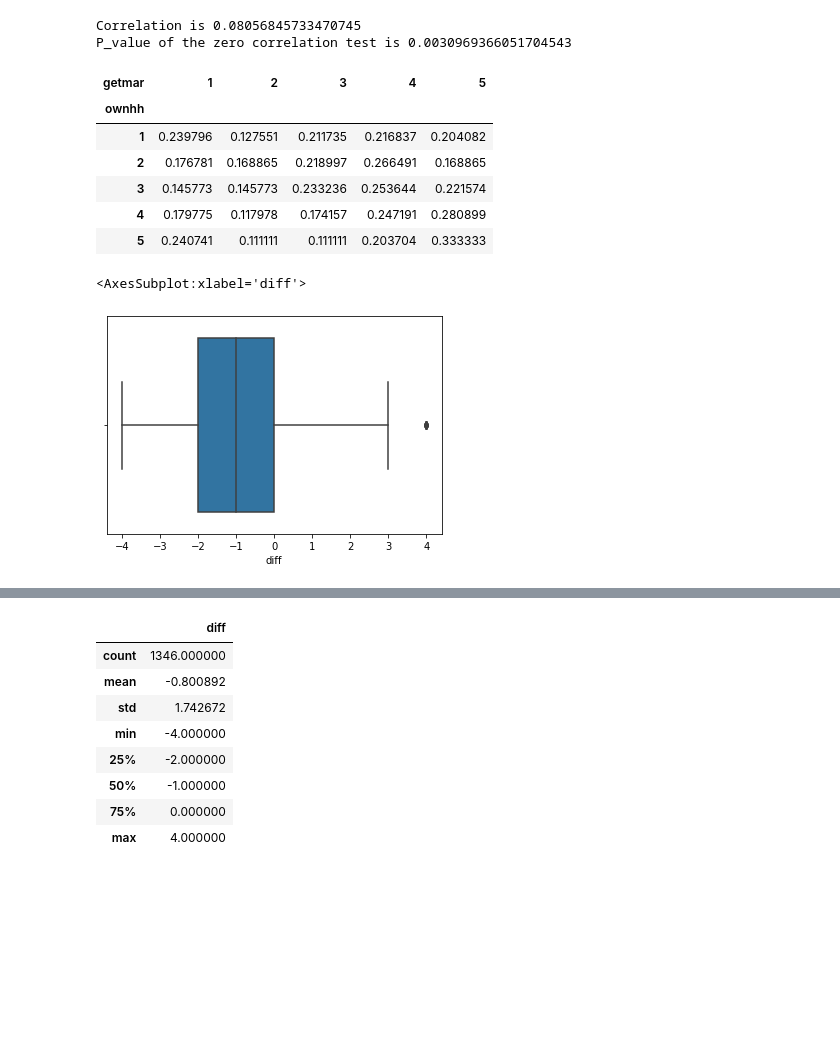
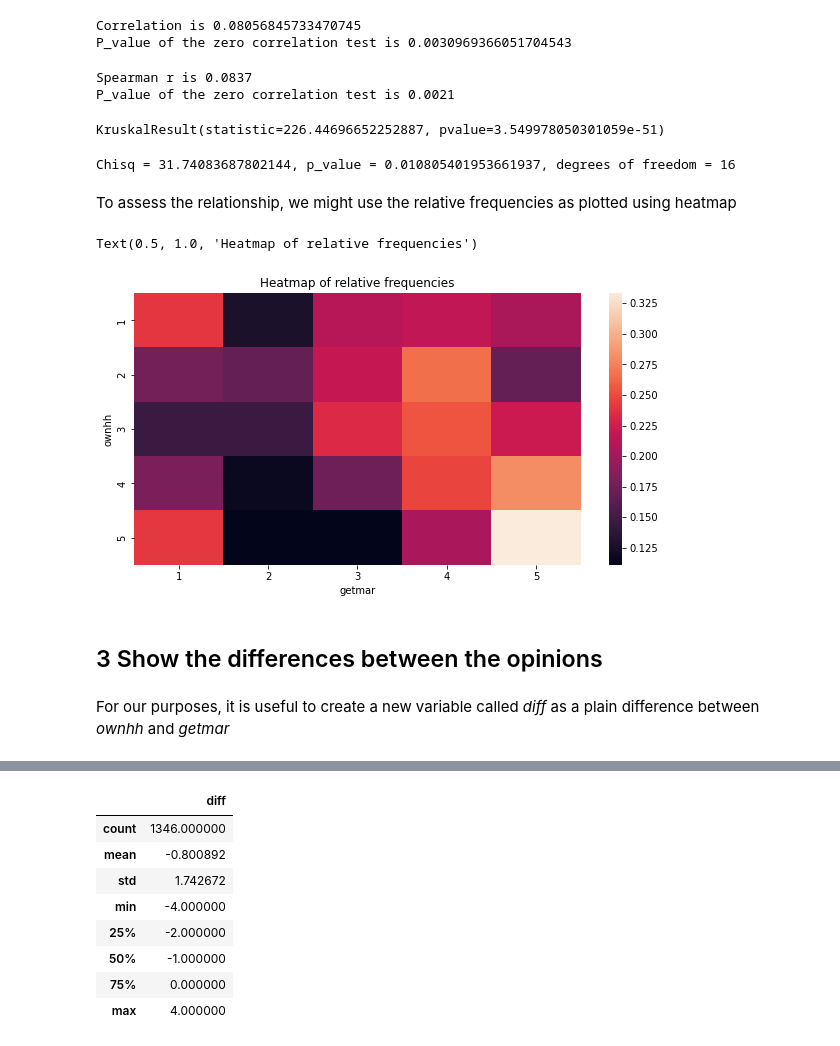
Before and after one commit to VondracekS/VSM, a Jupyter notebook: Notebooks/exc_02.ipynb, the cells around one changed output, grey strips where cells are left out. Saved outputs shown, nothing was run; the diff lists cells and outputs as text; code cells hidden in the pictures; blank space fills up the shorter version.

```diff
--- a/Notebooks/exc_02.ipynb
+++ b/Notebooks/exc_02.ipynb
@@ -46,20 +90,36 @@ print(f"Correlation is {r_pearson} \nP_value of the zero correlation test is {p_
 # %% [output]
 Correlation is 0.08056845733470745
 P_value of the zero correlation test is 0.0030969366051704543
+# %%
+r_spearman, p_val_sp = stats.spearmanr(hh_marriage['ownhh'], hh_marriage['getmar'])
+print(
+f"Spearman r is {round(r_spearman, 4)} \n"
+f"P_value of the zero correlation test is {round(p_val_sp, 4)}"
+)
+# %% [output]
+Spearman r is 0.0837
+P_value of the zero correlation test is 0.0021
+# %%
+stats.kruskal(hh_marriage['ownhh'], hh_marriage['getmar'])
+# %% [output]
+KruskalResult(statistic=226.44696652252887, pvalue=3.549978050301059e-51)
+# %%
+chi_stat, p_val, dfree, expected =  stats.chi2_contingency(pd.crosstab(hh_marriage.ownhh, hh_marriage.getmar))
+
+print(f"Chisq = {chi_stat}, p_value = {p_val}, degrees of freedom = {dfree}")
+# %% [output]
+Chisq = 31.74083687802144, p_value = 0.010805401953661937, degrees of freedom = 16
+# %% [markdown]
+To assess the relationship, we might use the relative frequencies as plotted using heatmap
 # %%
-pd.crosstab(hh_marriage.ownhh, hh_marriage.getmar, normalize='index')
+sns.heatmap(pd.crosstab(hh_marriage.ownhh, hh_marriage.getmar, normalize='index'))
+plt.title("Heatmap of relative frequencies")
 # %% [output]
-| getmar | 1 | 2 | 3 | 4 | 5 |
-| ownhh |  |  |  |  |  |
-| 1 | 0.239796 | 0.127551 | 0.211735 | 0.216837 | 0.204082 |
-| 2 | 0.176781 | 0.168865 | 0.218997 | 0.266491 | 0.168865 |
-| 3 | 0.145773 | 0.145773 | 0.233236 | 0.253644 | 0.221574 |
-| 4 | 0.179775 | 0.117978 | 0.174157 | 0.247191 | 0.280899 |
-| 5 | 0.240741 | 0.111111 | 0.111111 | 0.203704 | 0.333333 |
+Text(0.5, 1.0, 'Heatmap of relative frequencies')
+[figure, added]
+# %% [markdown]
+## 3 Show the differences between the opinions
+# %% [markdown]
+For our purposes, it is useful to create a new variable called *diff* as a plain difference between *ownhh* and *getmar*
 # %%
 hh_marriage['diff'] = hh_marriage['ownhh'] - hh_marriage['getmar']
-# %%
-sns.boxplot(hh_marriage['diff'])
-# %% [output]
-<AxesSubplot:xlabel='diff'>
-[figure, removed]
```
Also changed, not shown: parts of 43 cells of this notebook, 8 other files.
